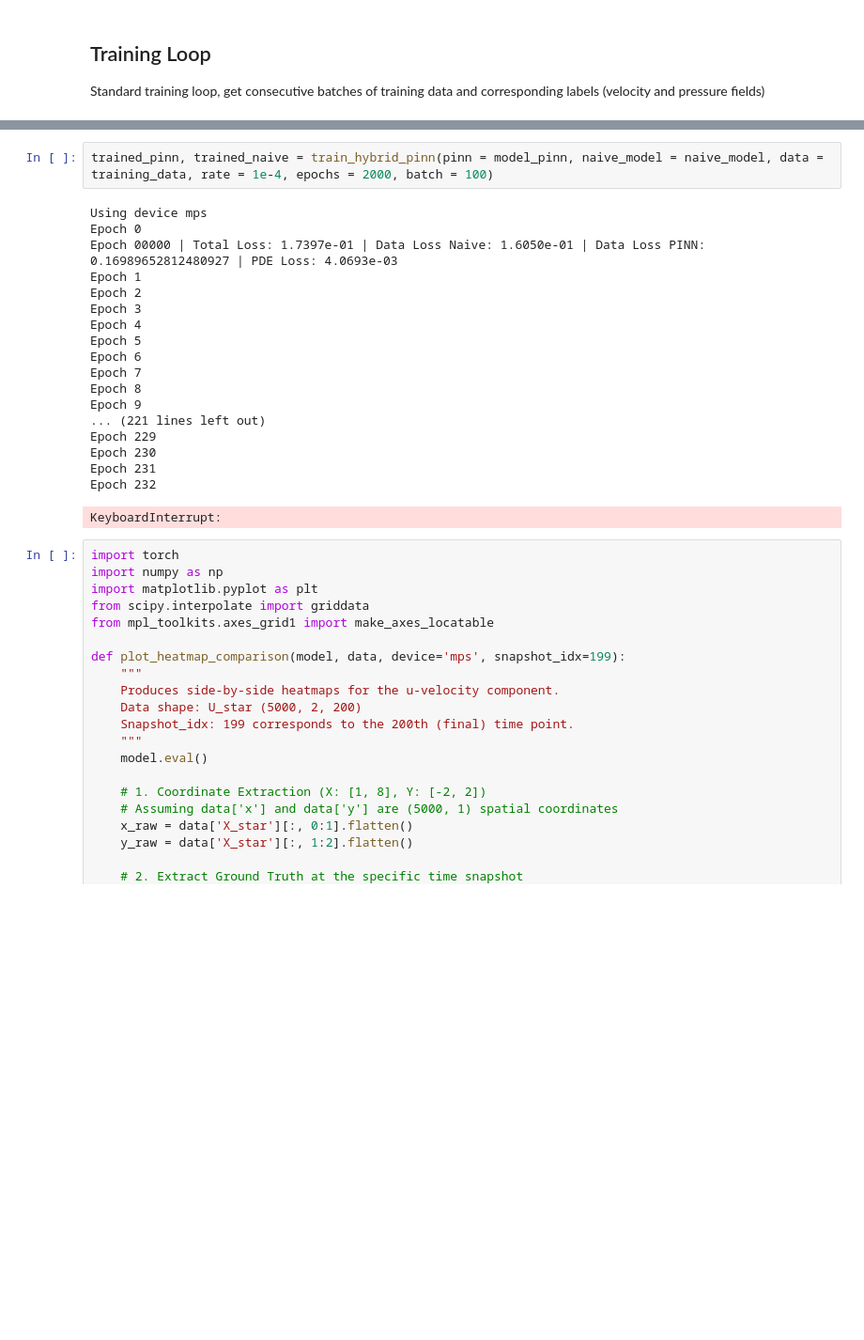
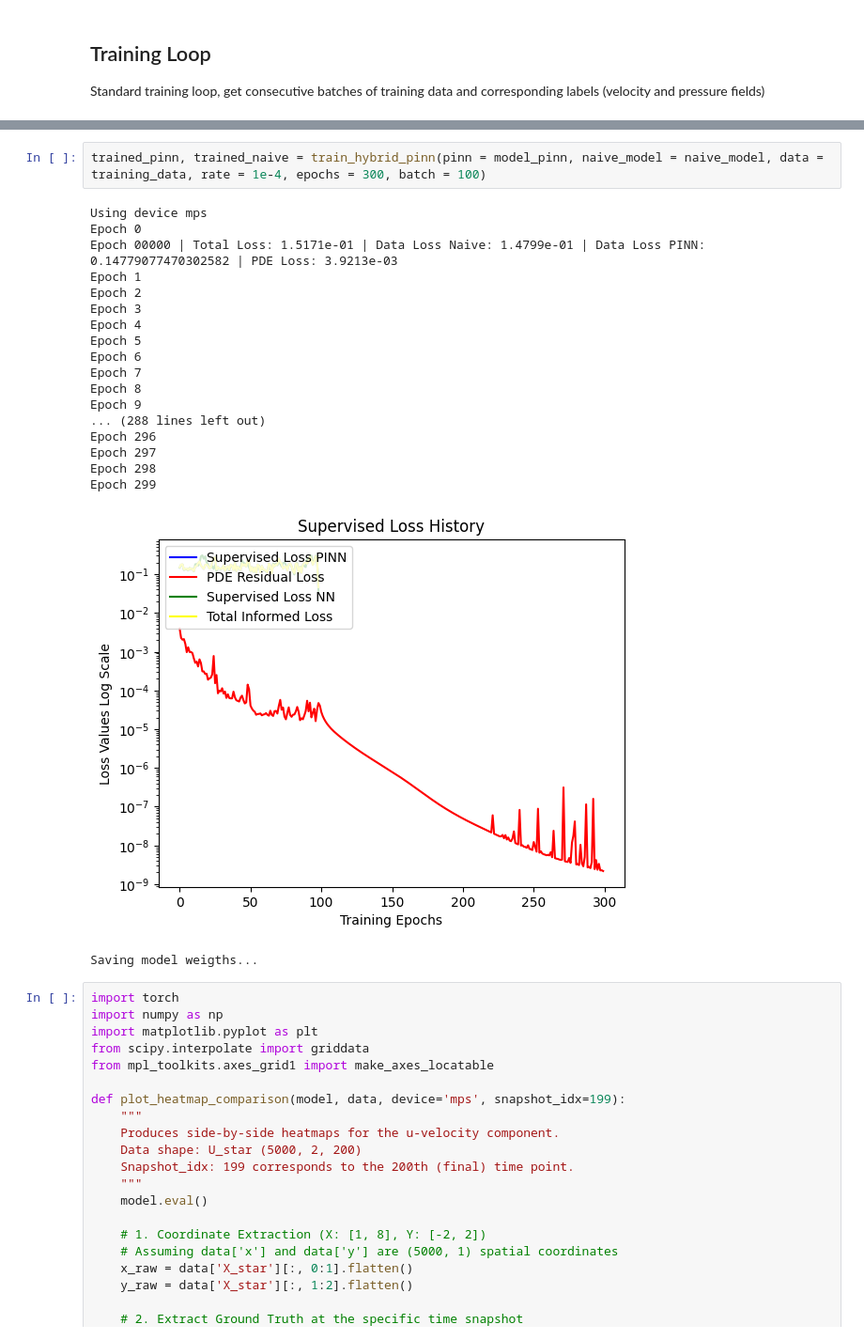
Before and after one commit to davidmscarin/pinns-thesis, a Jupyter notebook: navierstokes/navier_stokes_pinn.ipynb, the cells around one changed output, grey strips where cells are left out. Shown at 94% size. Cells and saved outputs as stored; diff of their text form; blank space fills up the shorter version.

```diff
--- a/navierstokes/navier_stokes_pinn.ipynb
+++ b/navierstokes/navier_stokes_pinn.ipynb
@@ -271,26 +270,27 @@ def train_hybrid_pinn(pinn, naive_model, data, rate, epochs, batch, lambda_data
 
     return pinn, naive_model
 # %%
-trained_pinn, trained_naive = train_hybrid_pinn(pinn = model_pinn, naive_model = naive_model, data = training_data, rate = 1e-4, epochs = 2000, batch = 100)
+trained_pinn, trained_naive = train_hybrid_pinn(pinn = model_pinn, naive_model = naive_model, data = training_data, rate = 1e-4, epochs = 300, batch = 100)
 # %% [output]
 Using device mps
 Epoch 0
-Epoch 00000 | Total Loss: 1.7397e-01 | Data Loss Naive: 1.6050e-01 | Data Loss PINN: 0.16989652812480927 | PDE Loss: 4.0693e-03
+Epoch 00000 | Total Loss: 1.5171e-01 | Data Loss Naive: 1.4799e-01 | Data Loss PINN: 0.14779077470302582 | PDE Loss: 3.9213e-03
 Epoch 1
 Epoch 2
 Epoch 3
 Epoch 4
 Epoch 5
 Epoch 6
 Epoch 7
 Epoch 8
 Epoch 9
-... (221 lines left out)
-Epoch 229
-Epoch 230
-Epoch 231
-Epoch 232
+... (288 lines left out)
+Epoch 296
+Epoch 297
+Epoch 298
+Epoch 299
+[figure, added]
-KeyboardInterrupt:
+Saving model weigths...
 # %%
 import torch
 import numpy as np
```
Also changed, not shown: parts of 3 cells of this notebook, 3 other files.
